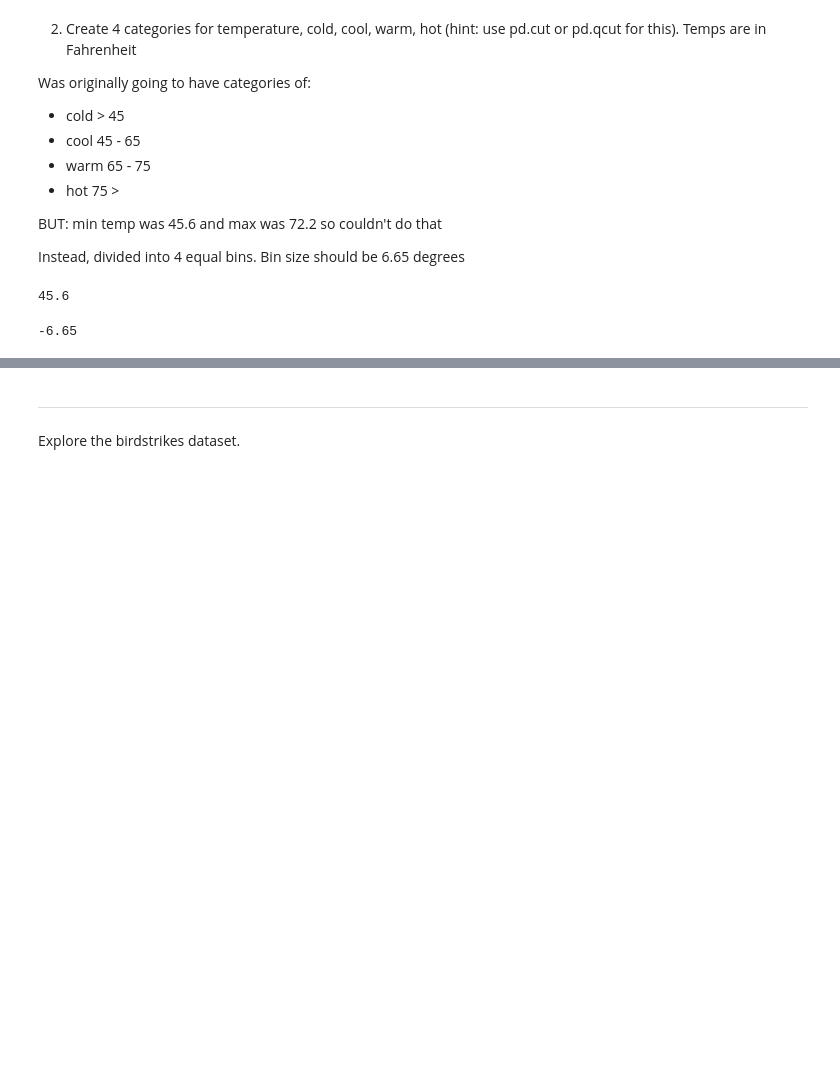
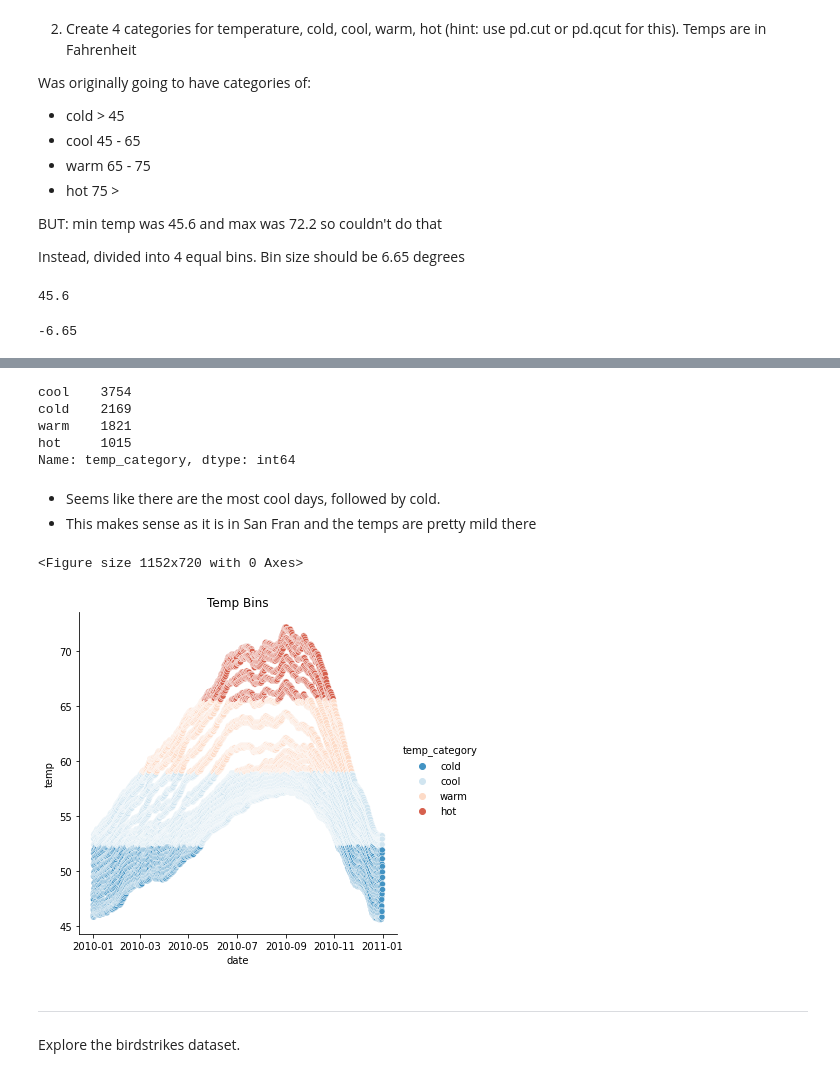
Before and after one commit to HeatherOrtegaMcMillan/time-series-exercises, a Jupyter notebook: exercises_time_series.ipynb, the cells around one changed output, grey strips where cells are left out. Saved outputs shown, nothing was run; the diff lists cells and outputs as text; code cells hidden in the pictures; blank space fills up the shorter version.

Commit message:
add through split and inital exploration of sales data

```diff
--- a/exercises_time_series.ipynb
+++ b/exercises_time_series.ipynb
@@ -741,0 +744,3 @@ Categories (4, interval[float64]): [(45.573, 52.25] < (52.25, 58.9] < (58.9, 65.
+# %%
+# add bins as column to df
+temps['temp_category'] = pd.cut(temps.temp, bins = 4, labels = ['cold','cool', 'warm', 'hot'])
@@ -742,6 +757,24 @@ Categories (4, interval[float64]): [(45.573, 52.25] < (52.25, 58.9] < (58.9, 65.
 # %%
 # 3. How does the occurances of these 4 categories change month over month?
 # i.e. how many days have each distinction? Visualize this and give the visual appropriate colors for each category.
+temps.temp_category.value_counts()
+# %% [output]
+cool    3754
+cold    2169
+warm    1821
+hot     1015
+Name: temp_category, dtype: int64
+# %% [markdown]
+- Seems like there are the most cool days, followed by cold.
+- This makes sense as it is in San Fran and the temps are pretty mild there
+# %%
+plt.figure(figsize = (16,10))
+sns.relplot(data = temps, x = 'date', y = 'temp', hue = 'temp_category', palette='RdBu_r')
+plt.title('Temp Bins')
+plt.show()
+# %% [output]
+<Figure size 1152x720 with 0 Axes>
+[figure, added]
 # %%
 # 4. Create pretty labels for time plots
 # %%
```
Also changed, not shown: parts of 3 cells of this notebook.
